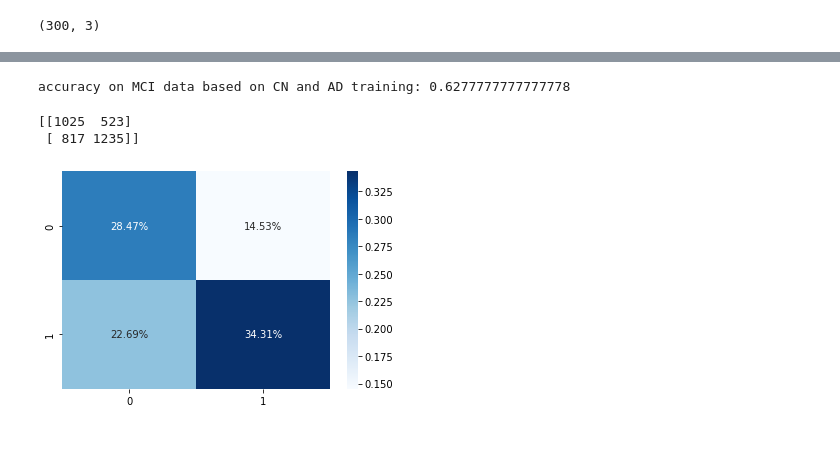
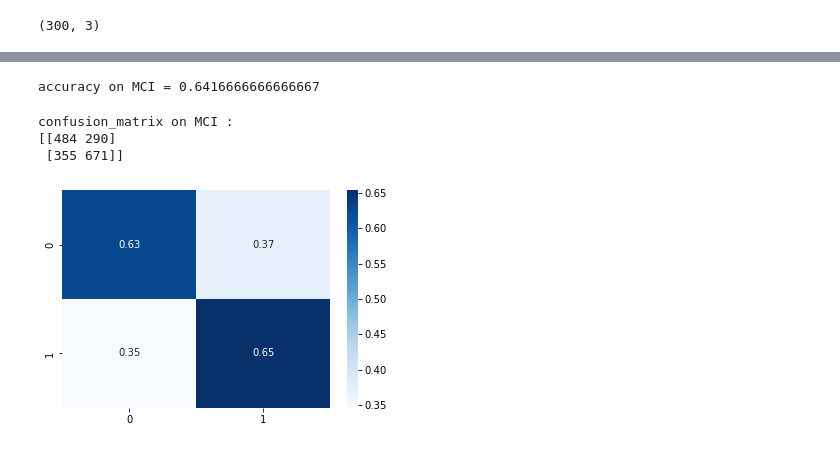
Before and after one commit to corentinlger/Alzheimer-, a Jupyter notebook: 2D-epsilon.ipynb, the cells around one changed output, grey strips where cells are left out. Drawn from its saved outputs; the diff is of its cells as text; code cells hidden in the pictures.

```diff
--- a/2D-epsilon.ipynb
+++ b/2D-epsilon.ipynb
@@ -366,7 +310,6 @@ print(y_data_MCI.shape)
 (300, 3)
 # %%
 from tensorflow.keras.utils import to_categorical
-
 
 def Data_preparation_MCI(Y, epsilon=1):
     X_data = []
@@ -379,8 +322,7 @@ def Data_preparation_MCI(Y, epsilon=1):
         if os.path.isfile(filename):
             img_n_mmni = nib.load(filename)
 
-
-            for i in range(-3,3):
+            for i in range(-2,1):
                 img_3_projections = []
                 img_slices_data = sagital_adjacent_slices(img_n_mmni, 60+i, epsilon, (90+i,130+i), (30+i,70+i))
                 img_3_projections.append(img_slices_data)
@@ -399,8 +341,7 @@ def Data_preparation_MCI(Y, epsilon=1):
                 elif Y['Conversion'][index] == 4 : #sMCI
                     Y_data.append(0)
 
-
-            for i in range(-3,3):
+            for i in range(-2,1):
                 img_3_projections = []
 
                 img_slices_data = sagital_adjacent_slices(img_n_mmni, 120+i, epsilon, (90+i,130+i), (30+i,70+i))
@@ -439,4 +379,4 @@ print(len(Y_data_MCI))
 y_data_MCI = np.argmax(Y_data_MCI, axis= 1)
 # %%
-ypred_model2 = model.predict(X_data_MCI)
+ypred_model = model.predict(X_data_MCI)
 # %% [output]
@@ -444,22 +384,22 @@ ypred_model2 = model.predict(X_data_MCI)
 # %%
-ypred_model2 = np.where(ypred_model2 > 0.5, 1, 0)
+ypred_model = np.where(ypred_model > 0.5, 1, 0)
 # %%
 from sklearn.metrics import accuracy_score
-ypred_model2 = np.argmax(ypred_model2, axis= 1)
-
-acc_model2 = accuracy_score(ypred_model2, y_data_MCI)
-
-print('accuracy on MCI data based on CN and AD training: {} '.format(acc_model2))
+ypred_model = np.argmax(ypred_model, axis= 1)
+acc_model = accuracy_score(ypred_model, y_data_MCI)
+print('accuracy on MCI = {} '.format(acc_model))
 # %% [output]
-accuracy on MCI data based on CN and AD training: 0.6277777777777778
+accuracy on MCI = 0.6416666666666667
 # %%
-
 cf_matrix = confusion_matrix(y_data_MCI, ypred_model2)
+print("confusion_matrix on MCI :")
 print(cf_matrix)
-ax = sns.heatmap(cf_matrix/np.sum(cf_matrix), annot=True,
-            fmt='.2%', cmap='Blues')
+cf_matrix = [cf_matrix[0,:]/np.sum(cf_matrix[0,:]), cf_matrix[1,:]/np.sum(cf_matrix[1,:])]
+ax = sns.heatmap(cf_matrix, annot=True,
+            fmt='.2', cmap='Blues')
 plt.show()
 # %% [output]
-[[1025  523]
- [ 817 1235]]
+confusion_matrix on MCI :
+[[484 290]
+ [355 671]]
-[figure, old version]
+[figure, new version]
```
Also changed, not shown: parts of 23 cells of this notebook.
